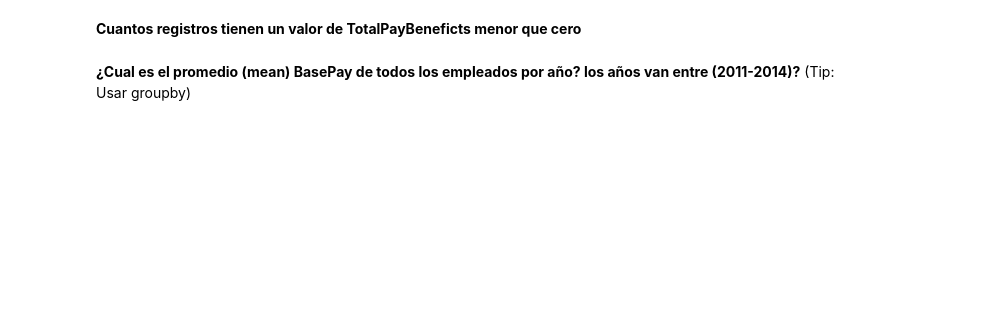
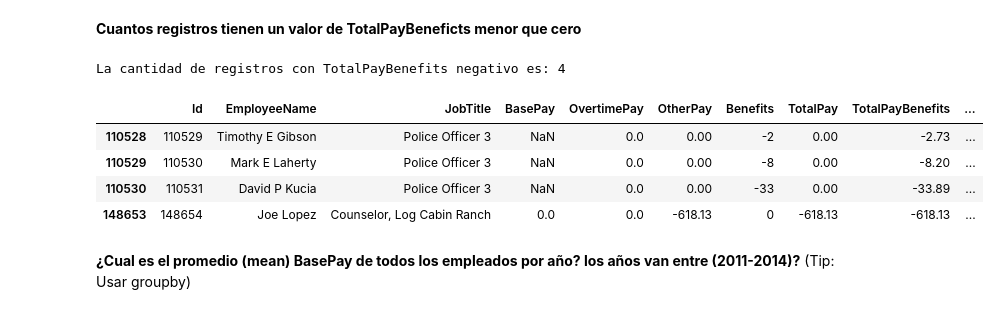
Before and after one commit to killermoes/ciencia_datos-, a Jupyter notebook: notebooks/Tareas_pandas/tarea_01_pandas_ingestion.ipynb, the cells around one changed output. Cells and saved outputs as stored; diff of their text form; code cells hidden in the pictures; blank space fills up the shorter version.

```diff
--- a/notebooks/Tareas_pandas/tarea_01_pandas_ingestion.ipynb
+++ b/notebooks/Tareas_pandas/tarea_01_pandas_ingestion.ipynb
@@ -209,3 +218,4 @@ memory usage: 12.5 MB
 **Elimine la columna *Agency* del dataframe**
 # %%
 # Copie el código aca
+df.drop(columns = ["Agency"], inplace=True)
@@ -225,5 +276,6 @@ memory usage: 12.5 MB
 **En este dataset las variables `Id` y `Year` representan variables categorica, convertir estas columnas a su formato correcto**
 # %%
 # Copie el código aca
+df[["Id", "Year"]] = df[["Id", "Year"]].astype("category")
 # %% [markdown]
 **la variable `Year` es categorica ordinal, primero detecte cuales son los valores unicos que tiene la columna**
@@ -235,0 +292,6 @@ memory usage: 12.5 MB
+# %%
+# Copie el código aca
+# En el codigo anterior se convirtieron las columnas "Id" y "Year" a tipo categorico, de igual manera se aplica el codigo
+# nuevamente para verificar que se hayan convertido correctamente la columna "Year":
+
+df["Year"] = df["Year"].astype("category")
@@ -260,2 +370,15 @@ memory usage: 12.5 MB
+# %%
+# Copie el código aca
+registros_neg = df[df["TotalPayBenefits"] < 0]
+cantidad_neg = registros_neg.shape[0]
+print(f"La cantidad de registros con TotalPayBenefits negativo es: {cantidad_neg}")
+display(registros_neg)
+# %% [output]
+La cantidad de registros con TotalPayBenefits negativo es: 4
+|  | Id | EmployeeName | JobTitle | BasePay | OvertimePay | OtherPay | Benefits | TotalPay | TotalPayBenefits | ... |
+| 110528 | 110529 | Timothy E Gibson | Police Officer 3 | NaN | 0.0 | 0.00 | -2 | 0.00 | -2.73 | ... |
+| 110529 | 110530 | Mark E Laherty | Police Officer 3 | NaN | 0.0 | 0.00 | -8 | 0.00 | -8.20 | ... |
+| 110530 | 110531 | David P Kucia | Police Officer 3 | NaN | 0.0 | 0.00 | -33 | 0.00 | -33.89 | ... |
+| 148653 | 148654 | Joe Lopez | Counselor, Log Cabin Ranch | 0.0 | 0.0 | -618.13 | 0 | -618.13 | -618.13 | ... |
 # %% [markdown]
 **¿Cual es el promedio (mean) BasePay de todos los empleados por año? los años van entre (2011-2014)?** (Tip: Usar groupby)
```
Also changed, not shown: parts of 35 cells of this notebook.
